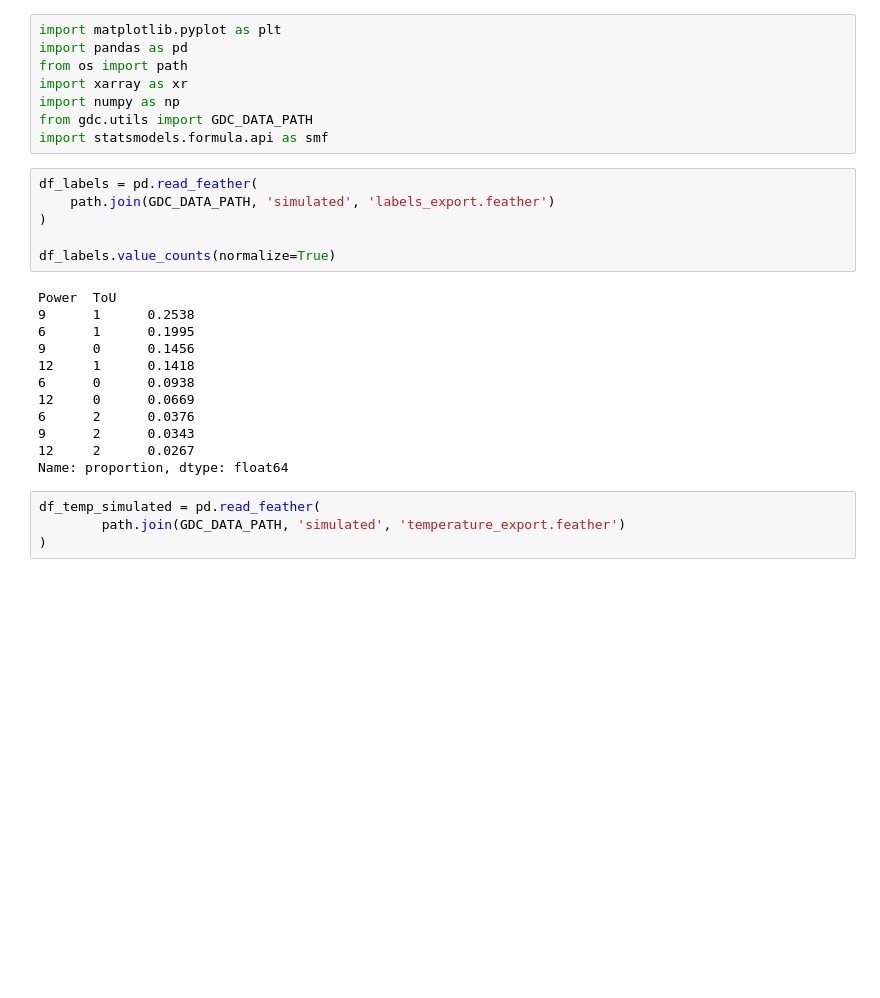
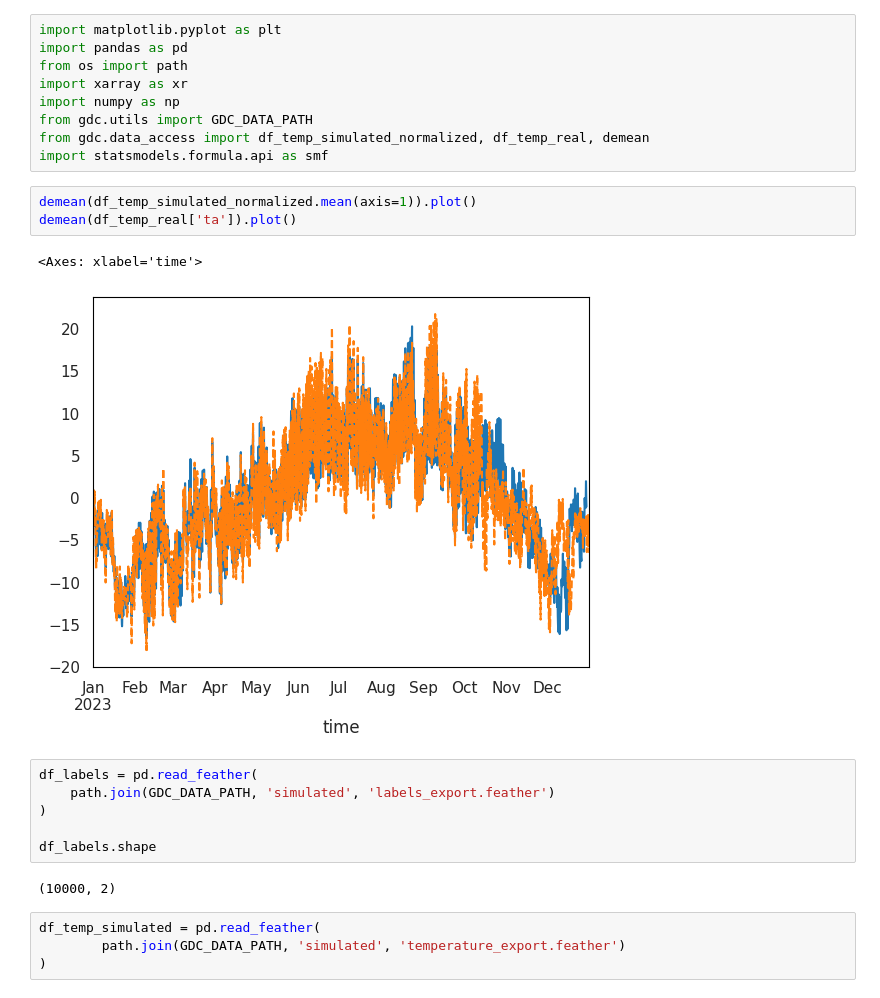
Before and after one commit to sylvaingchassang/generous_dynamic_contracting, a Jupyter notebook: gdc/notebooks/data_overview.ipynb, the cells around one changed output. Cells and saved outputs as stored; diff of their text form; blank space fills up the shorter version.

Commit message:
offsets applied to temps, and loads
same

```diff
--- a/gdc/notebooks/data_overview.ipynb
+++ b/gdc/notebooks/data_overview.ipynb
@@ -5,25 +5,22 @@ from os import path
 import xarray as xr
 import numpy as np
 from gdc.utils import GDC_DATA_PATH
+from gdc.data_access import df_temp_simulated_normalized, df_temp_real, demean
 import statsmodels.formula.api as smf
+# %%
+demean(df_temp_simulated_normalized.mean(axis=1)).plot()
+demean(df_temp_real['ta']).plot()
+# %% [output]
+<Axes: xlabel='time'>
+[figure, added]
 # %%
 df_labels = pd.read_feather(
     path.join(GDC_DATA_PATH, 'simulated', 'labels_export.feather')
 )
 
-df_labels.value_counts(normalize=True)
+df_labels.shape
 # %% [output]
-Power  ToU
-9      1      0.2538
-6      1      0.1995
-9      0      0.1456
-12     1      0.1418
-6      0      0.0938
-12     0      0.0669
-6      2      0.0376
-9      2      0.0343
-12     2      0.0267
-Name: proportion, dtype: float64
+(10000, 2)
 # %%
 df_temp_simulated = pd.read_feather(
         path.join(GDC_DATA_PATH, 'simulated', 'temperature_export.feather')
```
Also changed, not shown: 1 other file.
